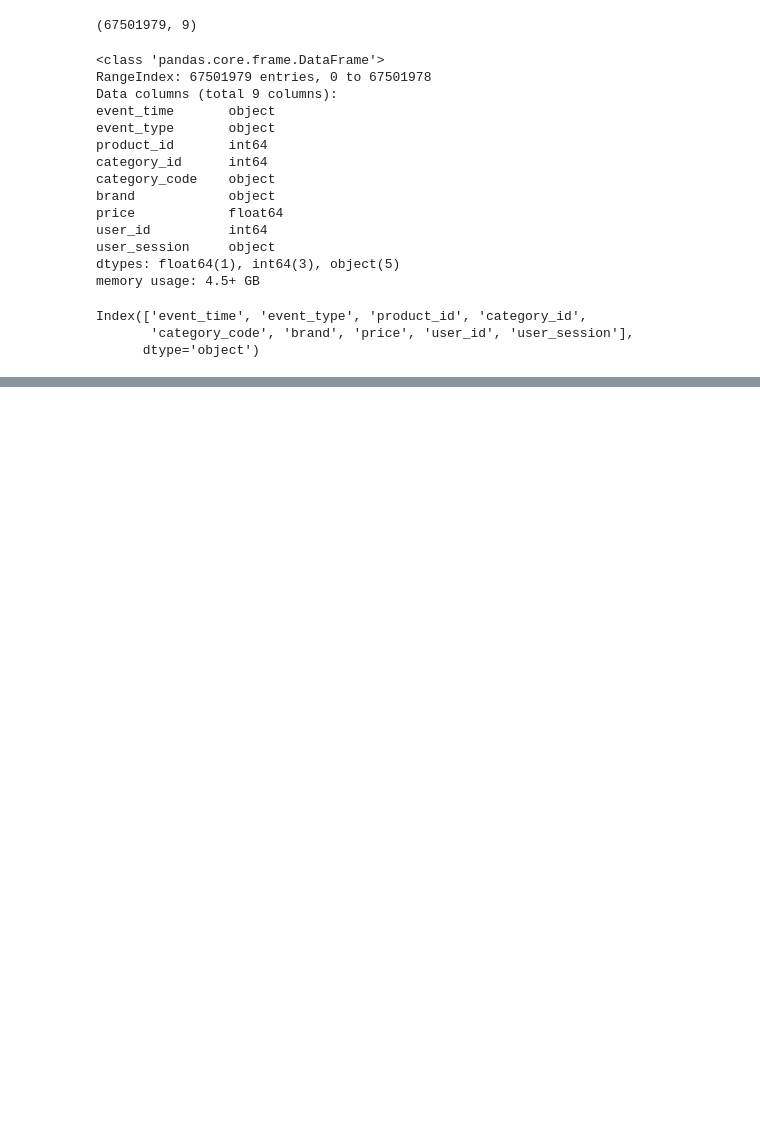
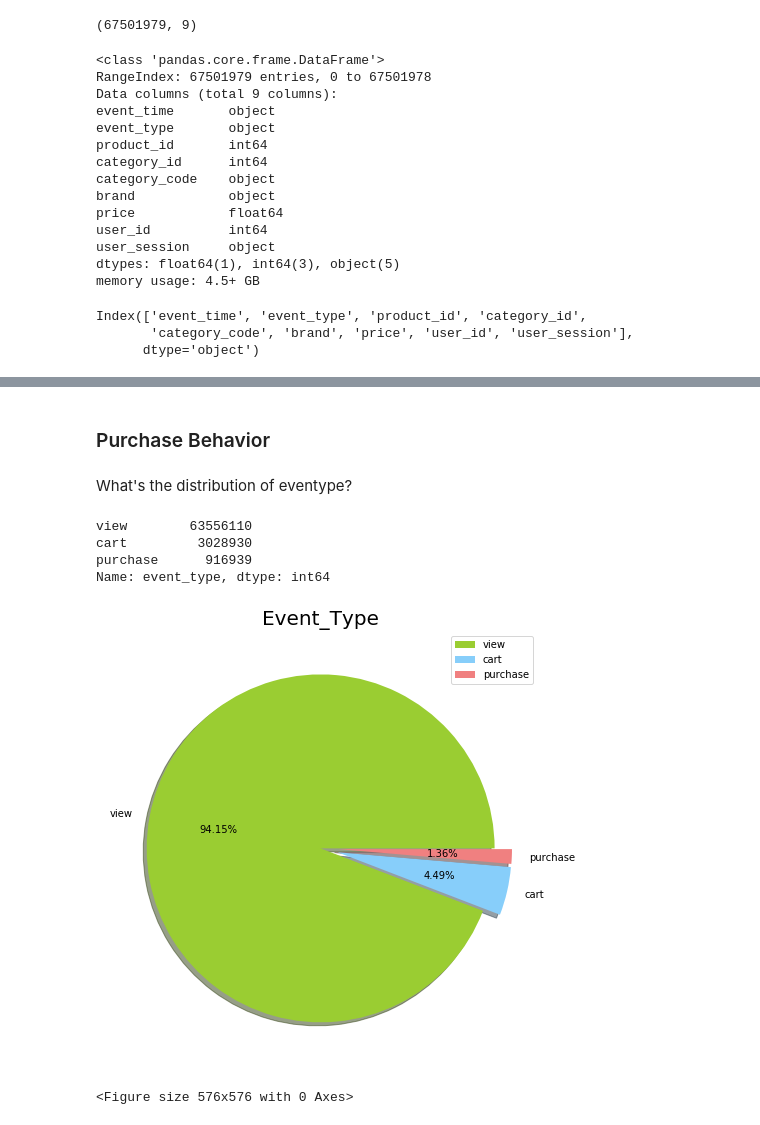
Before and after one commit to andypwyu/eCommerce-behavior, a Jupyter notebook: eCommerce behavior data from multi category store.ipynb, the cells around one changed output, grey strips where cells are left out. Saved outputs shown, nothing was run; the diff lists cells and outputs as text; code cells hidden in the pictures; blank space fills up the shorter version.

```diff
--- a/eCommerce behavior data from multi category store.ipynb
+++ b/eCommerce behavior data from multi category store.ipynb
@@ -42,0 +111,27 @@ Index(['event_time', 'event_type', 'product_id', 'category_id',
+# %% [markdown]
+### Purchase Behavior
+# %% [markdown]
+What's the distribution of eventype?
+# %%
+data['event_type'].value_counts()
+# %% [output]
+view        63556110
+cart         3028930
+purchase      916939
+Name: event_type, dtype: int64
+# %%
+labels = ['view', 'cart','purchase']
+size = data['event_type'].value_counts()
+colors = ['yellowgreen', 'lightskyblue','lightcoral']
+explode = [0, 0.1,0.1]
+
+plt.rcParams['figure.figsize'] = (8, 8)
+plt.pie(size, colors = colors, explode = explode, labels = labels, shadow = True, autopct = '%.2f%%')
+plt.title('Event_Type', fontsize = 20)
+plt.axis('off')
+plt.legend()
+plt.show()
+plt.savefig('Event_Type_Dist.png')
+# %% [output]
+[figure, added]
+<Figure size 576x576 with 0 Axes>
```
Also changed, not shown: parts of 20 cells of this notebook.
